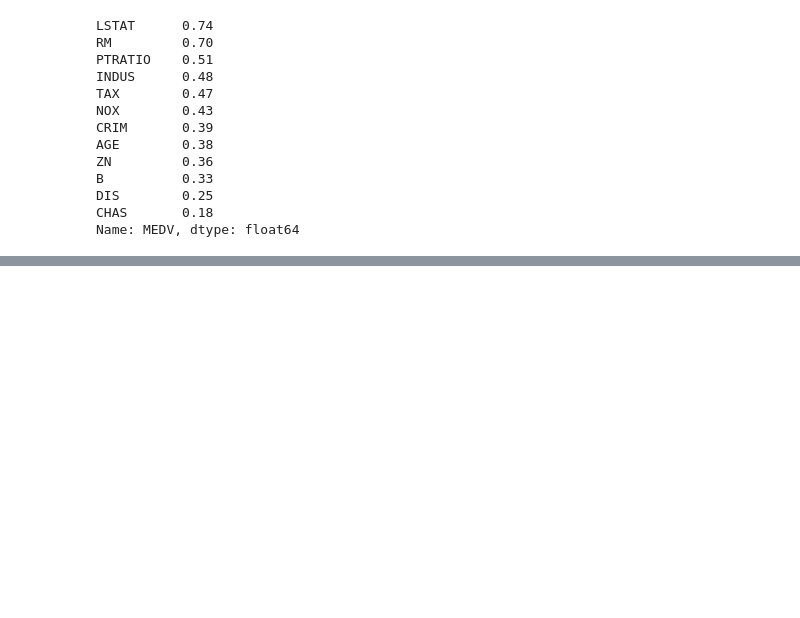
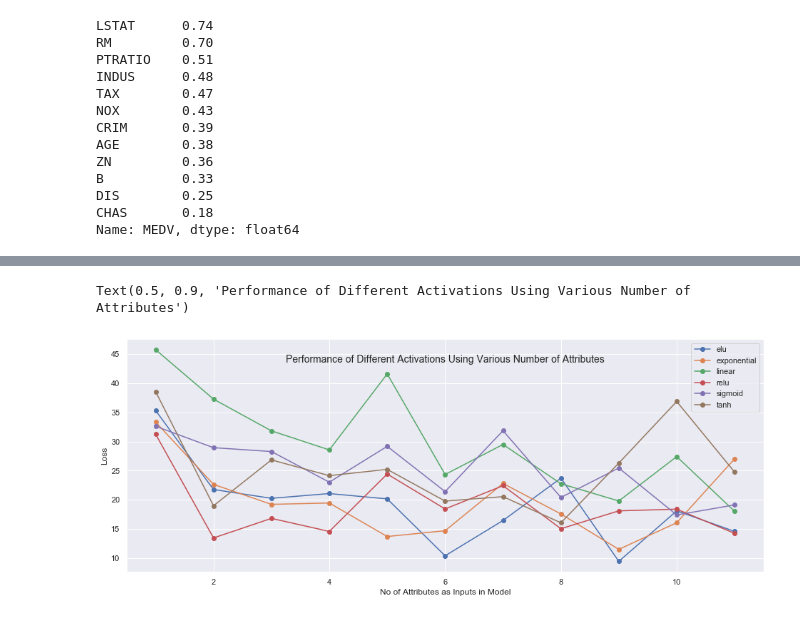
Before and after one commit to YBrady/02-MLS-Project, a Jupyter notebook: Predict.ipynb, the cells around one changed output, grey strips where cells are left out. Cells and saved outputs as stored; diff of their text form; code cells hidden in the pictures; blank space fills up the shorter version.

Commit message:
Finding best model

```diff
--- a/Predict.ipynb
+++ b/Predict.ipynb
@@ -107,25 +107,6 @@ Name: MEDV, dtype: float64
 params = []
 for i in range(0, len(cm)):
     params.append(cm.index[i])
-# %%
-# Parameterise everything
-
-# No of variables to include in predictions
-noParams = 3
-
-# Test / Train Split
-testSize = 0.3
-
-# All the activations
-acts = ["relu", "tanh", "sigmoid", "exp", "linear"]
-act = acts[0]
-
-# Optimisers
-opts= ["sgd", "adam", "nadam"]
-opt = opts[1]
-
-noEpoch= 100
-batchSize = 10
 # %%
 y = data['MEDV'] # outputs
 
@@ -256,0 +193,10 @@ m.evaluate(x_test, y_test)
+# %%
+# Transfer all the data to a dataframe
+if yesCreateModels == True:
+    # Create a dataframe with the results and save it to a csv file if you don't want to go through the model generation in future
+    columns = ["no_attrib", "scaling", "test_size", "activation", "optimiser", "no_epochs", "batch_size", "loss"]
+    df = pd.DataFrame(results, columns=columns)
+    df.to_csv (r'data\results.csv', index = None, header=True)
+else:
+    # If you didn't want to do the generation, read the csv file already prepared
+    df = pd.read_csv(r'data\results.csv')
@@ -256,0 +222,17 @@ m.evaluate(x_test, y_test)
+# %%
+# Plot the actvations to see which performed best
+plt.rcParams['figure.figsize'] = [16, 6]
+groups = df.groupby('activation')
+
+# Plot
+fig, ax = plt.subplots()
+ax.margins(0.05) # Optional, just adds 5% padding to the autoscaling
+for activation, group in groups:
+    ax.plot(group["no_attrib"], group["loss"], marker='.', linestyle='-', ms=12, label=activation)
+ax.legend()
+ax.set_ylabel("Loss")
+ax.set_xlabel("No of Attributes as Inputs in Model")
+ax.text(.5,.9,"Performance of Different Activations Using Various Number of Attributes", horizontalalignment='center',transform=ax.transAxes,fontsize=14)
+# %% [output]
+Text(0.5, 0.9, 'Performance of Different Activations Using Various Number of Attributes')
+[figure, added]
```
Also changed, not shown: parts of 9 cells of this notebook, 1 other file.
